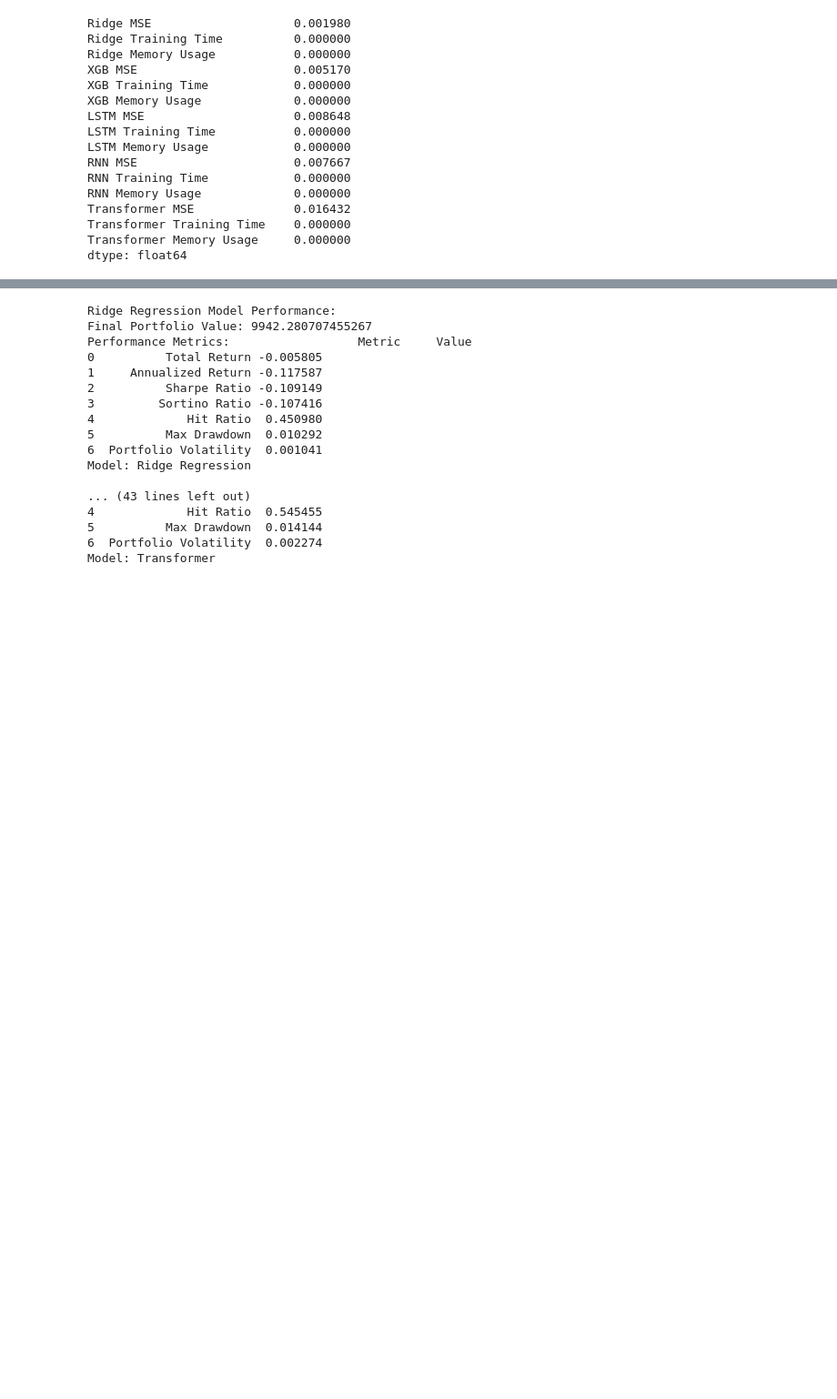
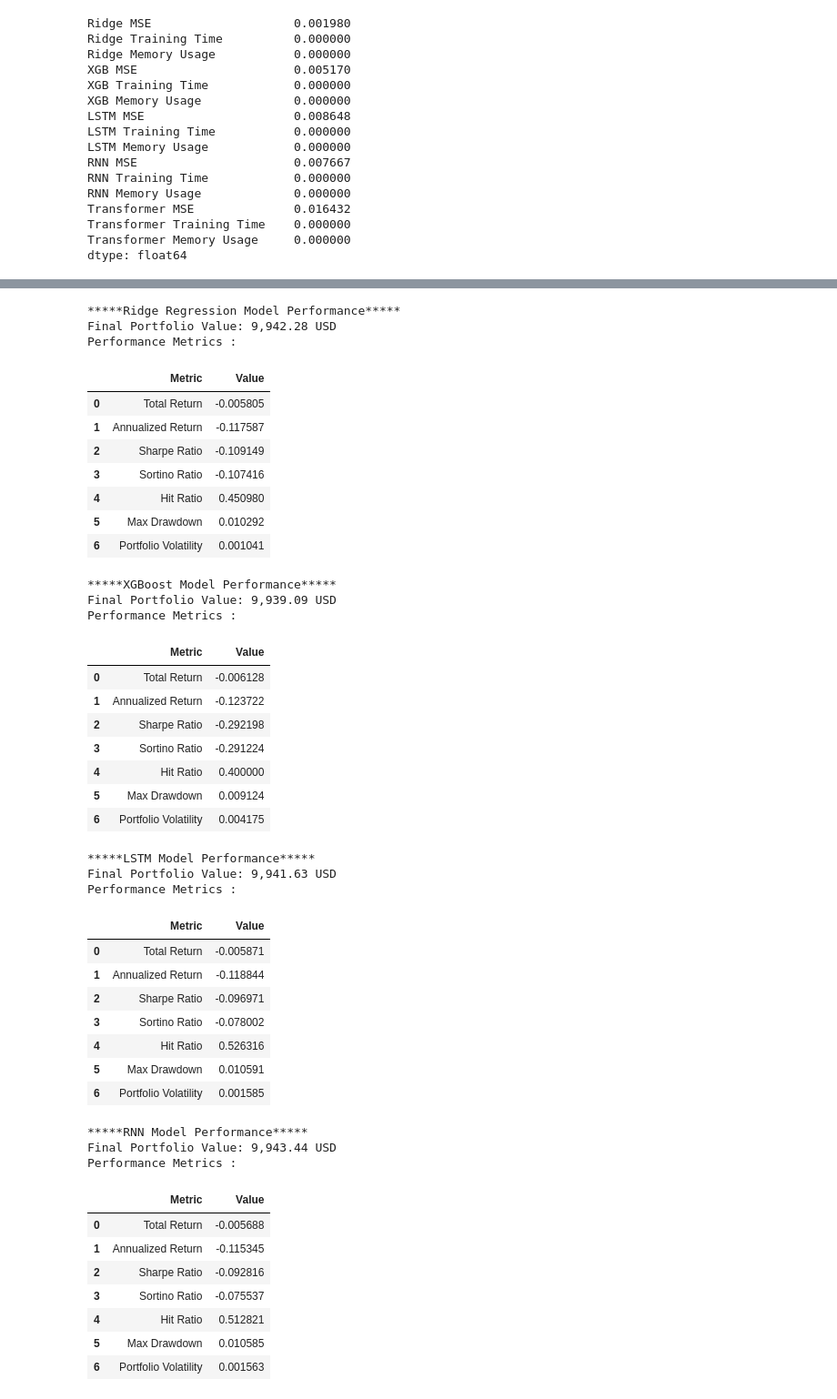
Before and after one commit to nite4/mscfe-masters-project, a Jupyter notebook: src/modeling.ipynb, the cells around one changed output, grey strips where cells are left out. Shown at 91% size. Cells and saved outputs as stored; diff of their text form; code cells hidden in the pictures; blank space fills up the shorter version.

```diff
--- a/src/modeling.ipynb
+++ b/src/modeling.ipynb
@@ -742,50 +746,82 @@ for model in validation_dfs['Model'].unique().tolist():
                   'NormalizedSpread',
                   'PredictedSpread',
                   'PredictedSignal']])
     model_df['OpenTime'] = pd.to_datetime(model_df['OpenTime'])
     model_df[['AssetA', 'AssetB']] = model_df['Pair'].str.split(' ', n=1, expand=True)
     model_df = (pd.merge(left=model_df,
                          right=df_temp[['OpenTime', 'Symbol', 'NextOpen', 'Close']],
                          left_on=['OpenTime', 'AssetA'],
                          right_on=['OpenTime', 'Symbol'],
                          how='left')
                 .drop(['Symbol'], axis=1))
     model_df = model_df.rename(columns={'NextOpen':'NextOpenA',
                                         'Close':'CloseA'})
     model_df = (pd.merge(left=model_df,
                          right=df_temp[['OpenTime', 'Symbol', 'NextOpen', 'Close']],
                          left_on=['OpenTime', 'AssetB'],
                          right_on=['OpenTime', 'Symbol'],
                          how='left')
                 .drop(['Symbol'], axis=1))
     model_df = model_df.rename(columns={'NextOpen':'NextOpenB',
                                         'Close':'CloseB'})
     # Test the strategy
     strategy_instance = Strategy()
     performance = strategy_instance.run_strategy(model_df)
     performance['Model'] = model
 
-    print(f'\n{model} Model Performance:')
+    print(f'\n*****{model} Model Performance*****')
     for metric, value in performance.items():
-        if 'Trades Executed' not in metric:
-            print(f'{metric}: {value}')
+        if ('Trades Executed' not in metric) & ('Model' not in metric):
+            # print(f'{metric}: {value}')
+            if type(value) != pd.core.frame.DataFrame:
+                print(f'{metric}: {value:,.2f} USD')
+            else:
+                print(metric,':')
+                display(value)
 
     log.info(f'Portfolio metrics for model {model} calculated correctly.')
 # %% [output]
-Ridge Regression Model Performance:
-Final Portfolio Value: 9942.280707455267
-Performance Metrics:                  Metric     Value
-0          Total Return -0.005805
-1     Annualized Return -0.117587
-2          Sharpe Ratio -0.109149
-3         Sortino Ratio -0.107416
-4             Hit Ratio  0.450980
-5          Max Drawdown  0.010292
-6  Portfolio Volatility  0.001041
-Model: Ridge Regression
-
-... (43 lines left out)
-4             Hit Ratio  0.545455
-5          Max Drawdown  0.014144
-6  Portfolio Volatility  0.002274
-Model: Transformer
+*****Ridge Regression Model Performance*****
+Final Portfolio Value: 9,942.28 USD
+Performance Metrics :
+|  | Metric | Value |
+| 0 | Total Return | -0.005805 |
+| 1 | Annualized Return | -0.117587 |
+| 2 | Sharpe Ratio | -0.109149 |
+| 3 | Sortino Ratio | -0.107416 |
+| 4 | Hit Ratio | 0.450980 |
+| 5 | Max Drawdown | 0.010292 |
+| 6 | Portfolio Volatility | 0.001041 |
+*****XGBoost Model Performance*****
+Final Portfolio Value: 9,939.09 USD
+Performance Metrics :
+|  | Metric | Value |
+| 0 | Total Return | -0.006128 |
+| 1 | Annualized Return | -0.123722 |
+| 2 | Sharpe Ratio | -0.292198 |
+| 3 | Sortino Ratio | -0.291224 |
+| 4 | Hit Ratio | 0.400000 |
+| 5 | Max Drawdown | 0.009124 |
+| 6 | Portfolio Volatility | 0.004175 |
+*****LSTM Model Performance*****
+Final Portfolio Value: 9,941.63 USD
+Performance Metrics :
+|  | Metric | Value |
+| 0 | Total Return | -0.005871 |
+| 1 | Annualized Return | -0.118844 |
+| 2 | Sharpe Ratio | -0.096971 |
+| 3 | Sortino Ratio | -0.078002 |
+| 4 | Hit Ratio | 0.526316 |
+| 5 | Max Drawdown | 0.010591 |
+| 6 | Portfolio Volatility | 0.001585 |
+*****RNN Model Performance*****
+Final Portfolio Value: 9,943.44 USD
+Performance Metrics :
+|  | Metric | Value |
+| 0 | Total Return | -0.005688 |
+| 1 | Annualized Return | -0.115345 |
+| 2 | Sharpe Ratio | -0.092816 |
+| 3 | Sortino Ratio | -0.075537 |
+| 4 | Hit Ratio | 0.512821 |
+| 5 | Max Drawdown | 0.010585 |
+| 6 | Portfolio Volatility | 0.001563 |
```
Also changed, not shown: parts of 3 cells of this notebook.
